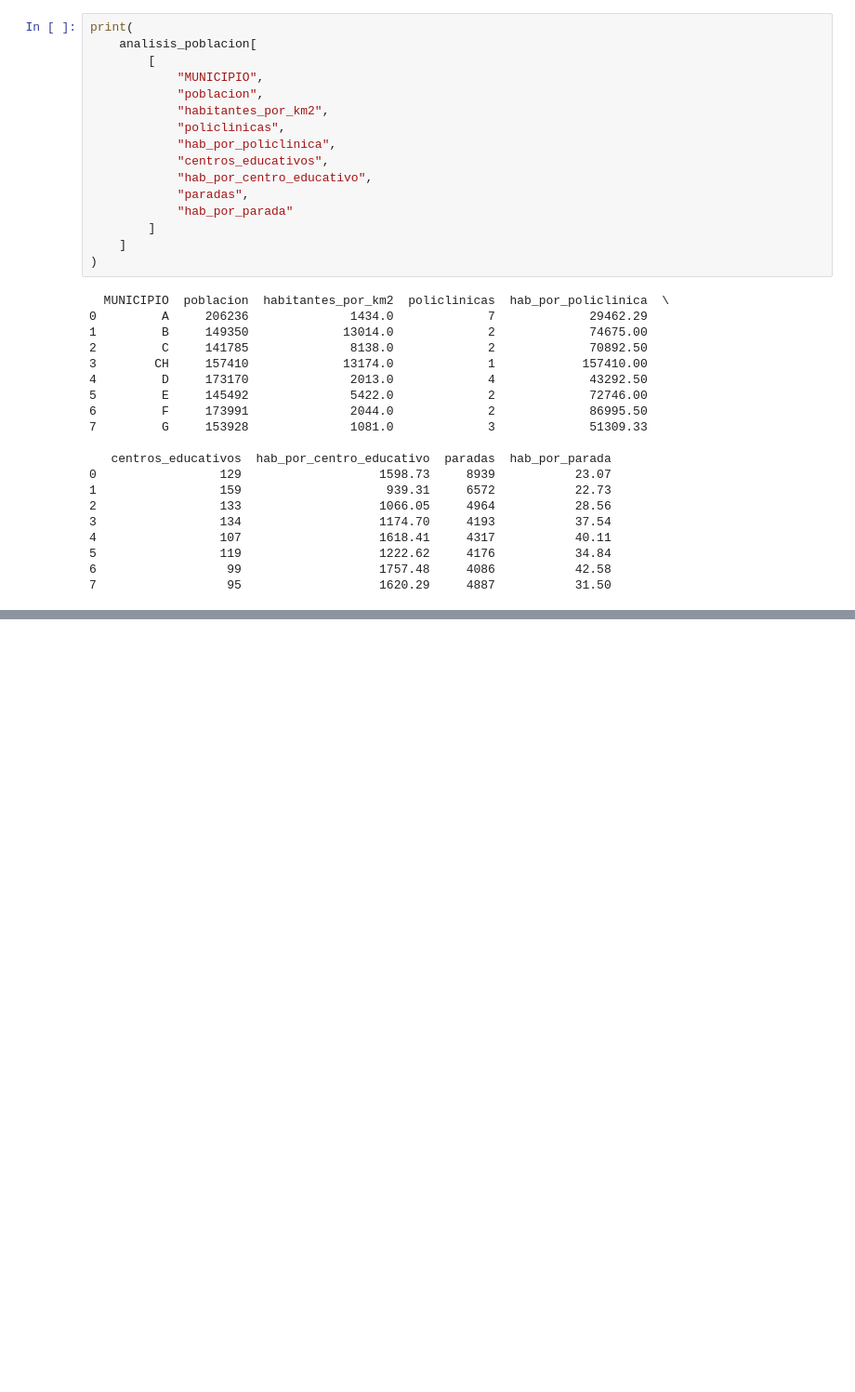
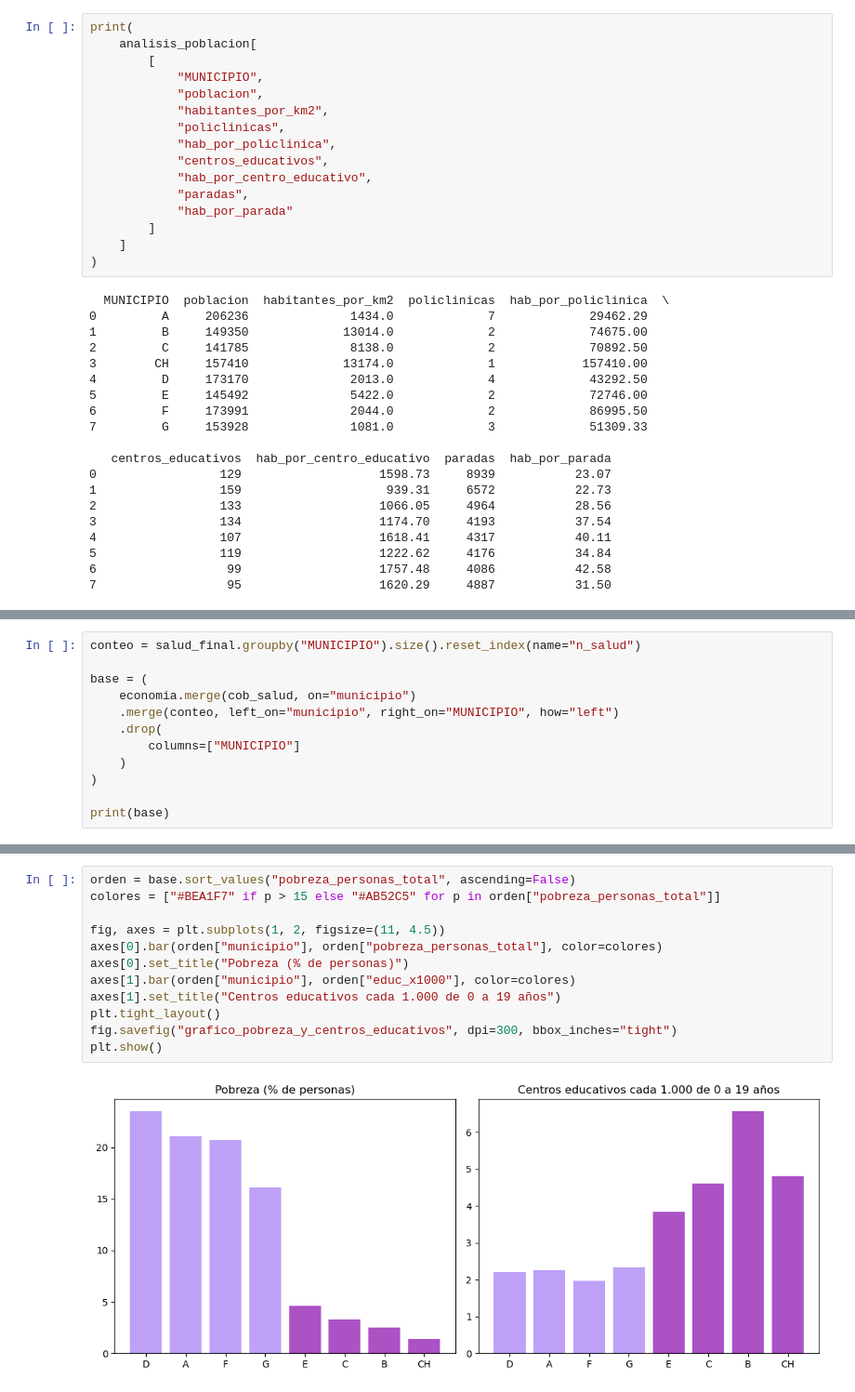
Before and after one commit to santiagoroth33/accesibilidad-servicios-montevideo, a Jupyter notebook: ProyectoCdD24.9.ipynb, the cells around one changed output, grey strips where cells are left out. Shown at 93% size. Saved outputs shown, nothing was run; the diff lists cells and outputs as text; blank space fills up the shorter version.

```diff
--- a/ProyectoCdD24.9.ipynb
+++ b/ProyectoCdD24.9.ipynb
@@ -927,0 +1004,12 @@ print(
+# %%
+conteo = salud_final.groupby("MUNICIPIO").size().reset_index(name="n_salud")
+
+base = (
+    economia.merge(cob_salud, on="municipio")
+    .merge(conteo, left_on="municipio", right_on="MUNICIPIO", how="left")
+    .drop(
+        columns=["MUNICIPIO"]
+    )
+)
+
+print(base)
@@ -927,0 +1146,14 @@ print(
+# %%
+orden = base.sort_values("pobreza_personas_total", ascending=False)
+colores = ["#BEA1F7" if p > 15 else "#AB52C5" for p in orden["pobreza_personas_total"]]
+
+fig, axes = plt.subplots(1, 2, figsize=(11, 4.5))
+axes[0].bar(orden["municipio"], orden["pobreza_personas_total"], color=colores)
+axes[0].set_title("Pobreza (% de personas)")
+axes[1].bar(orden["municipio"], orden["educ_x1000"], color=colores)
+axes[1].set_title("Centros educativos cada 1.000 de 0 a 19 años")
+plt.tight_layout()
+fig.savefig("grafico_pobreza_y_centros_educativos", dpi=300, bbox_inches="tight")
+plt.show()
+# %% [output]
+[figure, added]
```
Also changed, not shown: parts of 31 cells of this notebook.
